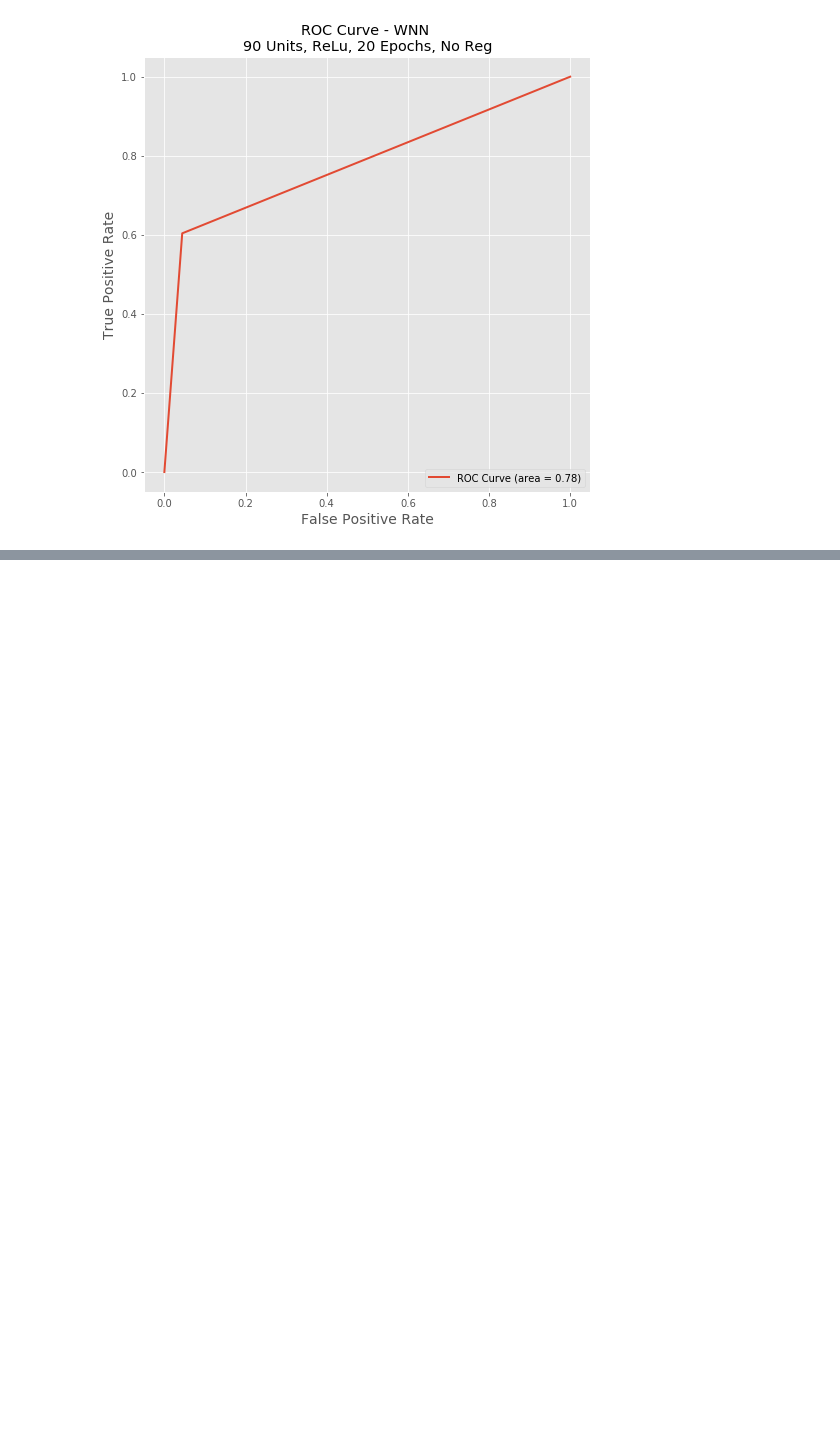
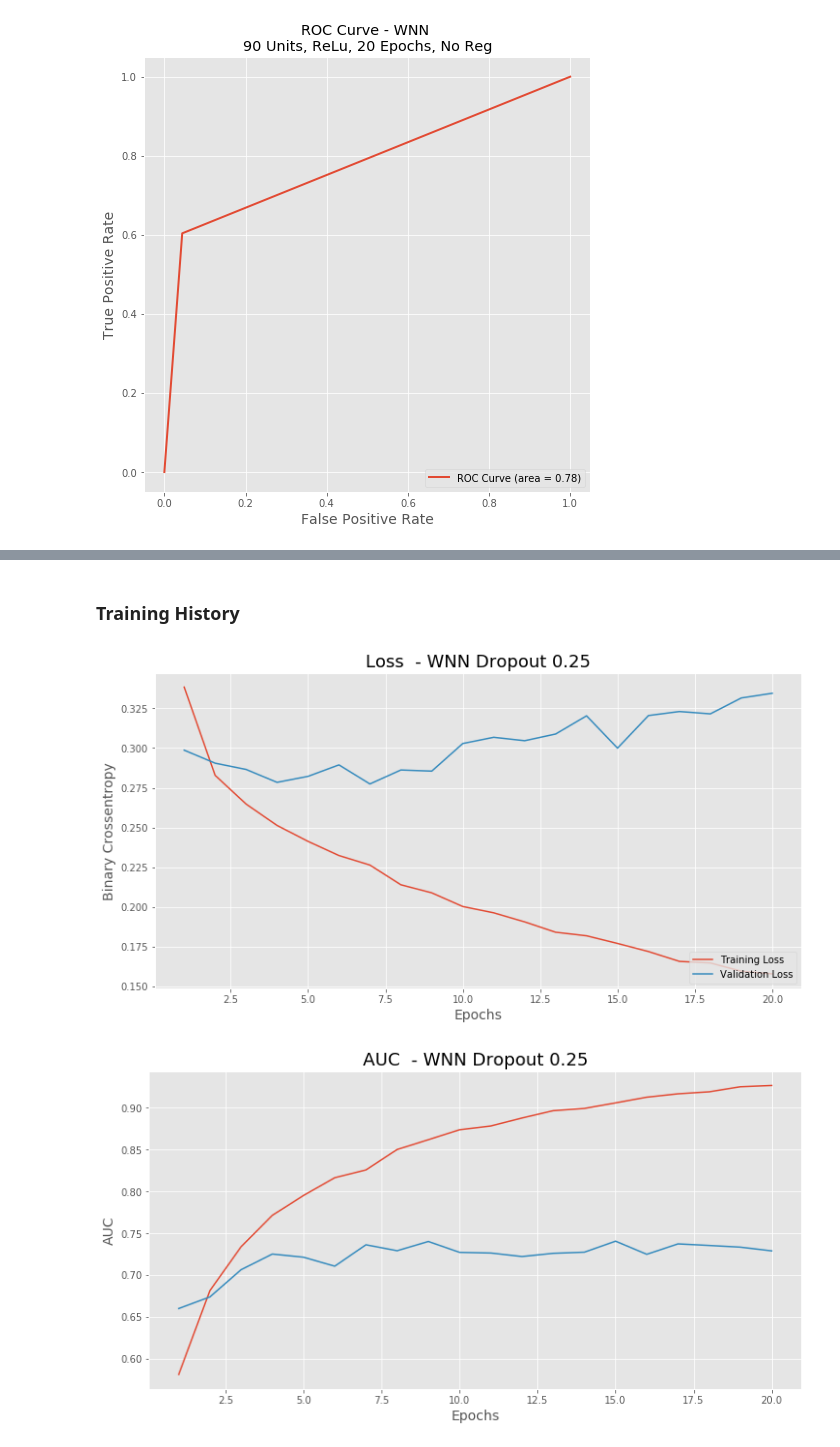
Before and after one commit to SMS-NED16/FYP-DL, a Jupyter notebook: fyp-assignments/06_Deep_Learning_Models/03_WNN_Zheng.ipynb, the cells around one changed output, grey strips where cells are left out. Drawn from its saved outputs; the diff is of its cells as text; code cells hidden in the pictures; blank space fills up the shorter version.

```diff
--- a/fyp-assignments/06_Deep_Learning_Models/03_WNN_Zheng.ipynb
+++ b/fyp-assignments/06_Deep_Learning_Models/03_WNN_Zheng.ipynb
@@ -407,0 +505,2 @@ ROC CURVE
+# %%
+dropout_model_0_25 = build_dropout_model() # Default rate is 0.25
@@ -407,0 +509,5 @@ ROC CURVE
+# %%
+dropout_model_0_25_history = dropout_model_0_25.fit(X_train, y_train,
+                                                    epochs=20, batch_size=128,
+                                                    validation_split=0.2,
+                                                    verbose=1)
@@ -407,0 +532,9 @@ ROC CURVE
+# %% [markdown]
+### Training History
+# %%
+plot_history(history=dropout_model_0_25_history,
+             model_name='WNN Dropout 0.25',
+             loss_name='Binary Crossentropy')
+# %% [output]
+[figure, added]
+[figure, added]
```
Also changed, not shown: parts of 47 cells of this notebook.
